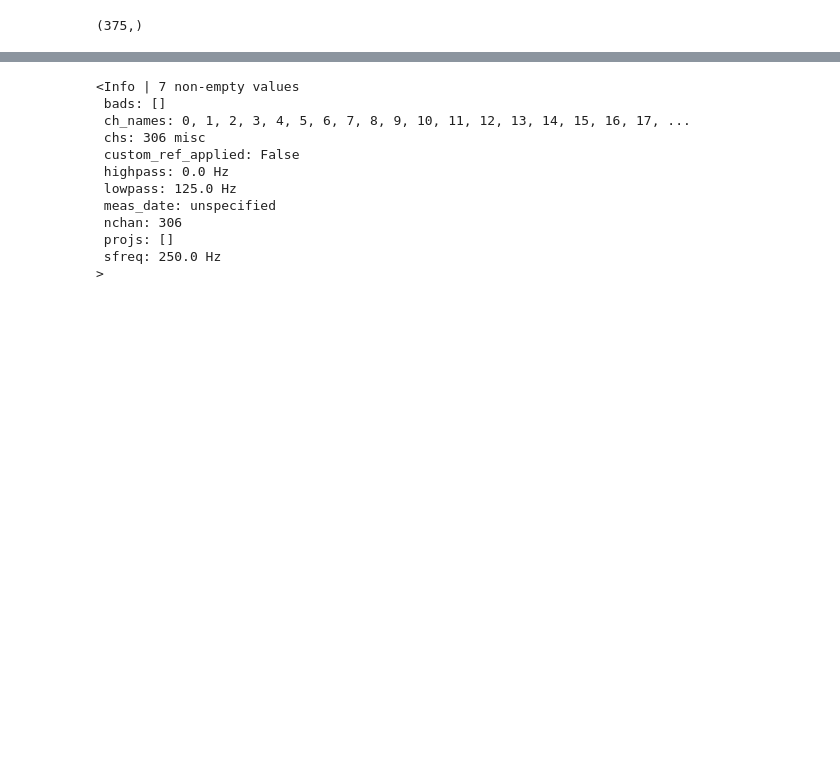
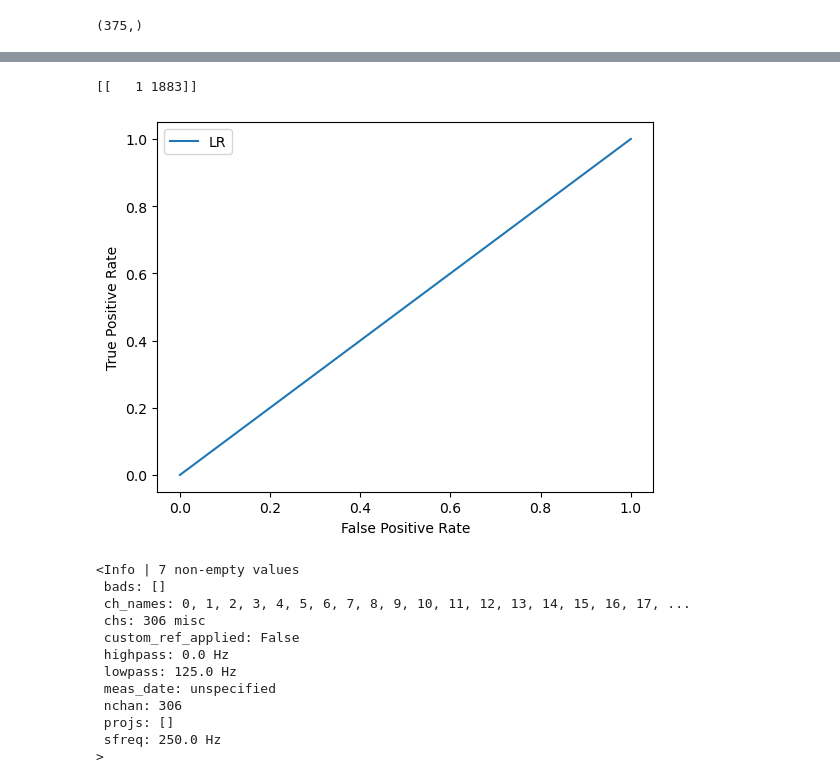
Before and after one commit to joshuagalvez11/brian_meg_ml_analysis, a Jupyter notebook: meg.ipynb, the cells around one changed output, grey strips where cells are left out. Drawn from its saved outputs; the diff is of its cells as text; code cells hidden in the pictures; blank space fills up the shorter version.

```diff
--- a/meg.ipynb
+++ b/meg.ipynb
@@ -56,0 +151,2 @@ s1['X'][1][0].shape
+# %%
+train_data =  train_data.reshape(train_data.shape[0], train_data.shape[1] * train_data.shape[2])
@@ -56,0 +173,7 @@ s1['X'][1][0].shape
+# %%
+X_train, X_test, y_train, y_test = train_test_split(train_data, train_labl, test_size = 0.2, shuffle=True)
+# %%
+lr = LogisticRegression()
+lr.fit(X_train, y_train.ravel())
+lr_pred = lr.predict(X_test)
+print(classification_report(y_test, lr_pred))
@@ -56,0 +189,10 @@ s1['X'][1][0].shape
+# %%
+lr_fpr, lr_tpr, _ = roc_curve(y_test,  lr_pred)
+# %%
+#get unique values and counts of each value
+unique, counts = np.unique(lr_pred, return_counts=True)
+
+#display unique values and counts side by side
+print(np.asarray((unique, counts)).T)
+# %% [output]
+[[   1 1883]]
@@ -57,3 +204,11 @@ s1['X'][1][0].shape
+# %%
+plt.plot(lr_fpr,lr_tpr, label="LR")
+plt.ylabel('True Positive Rate')
+plt.xlabel('False Positive Rate')
+plt.legend()
+plt.show()
+# %% [output]
+[figure, added]
 # %%
 # Create metadata
 n_channels = 306
```
Also changed, not shown: parts of 23 cells of this notebook.
